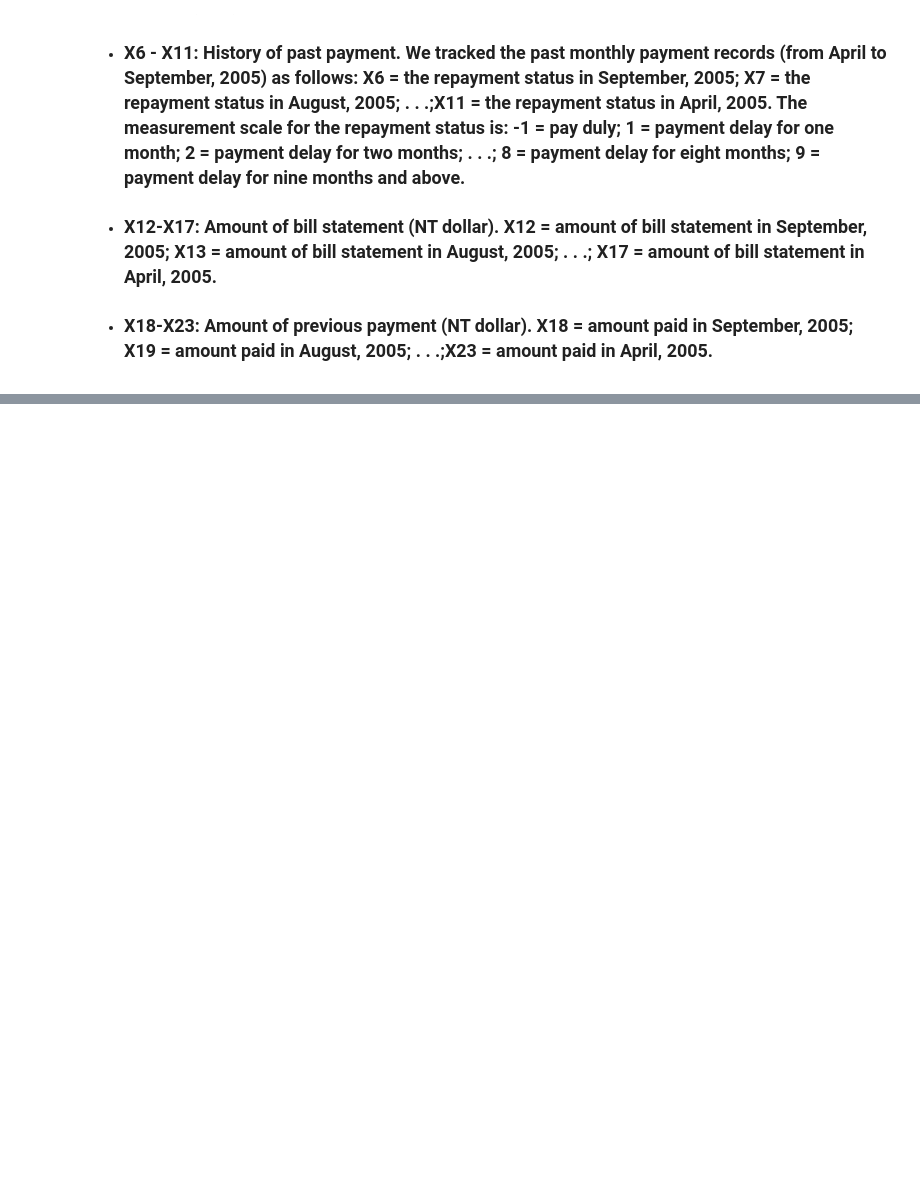
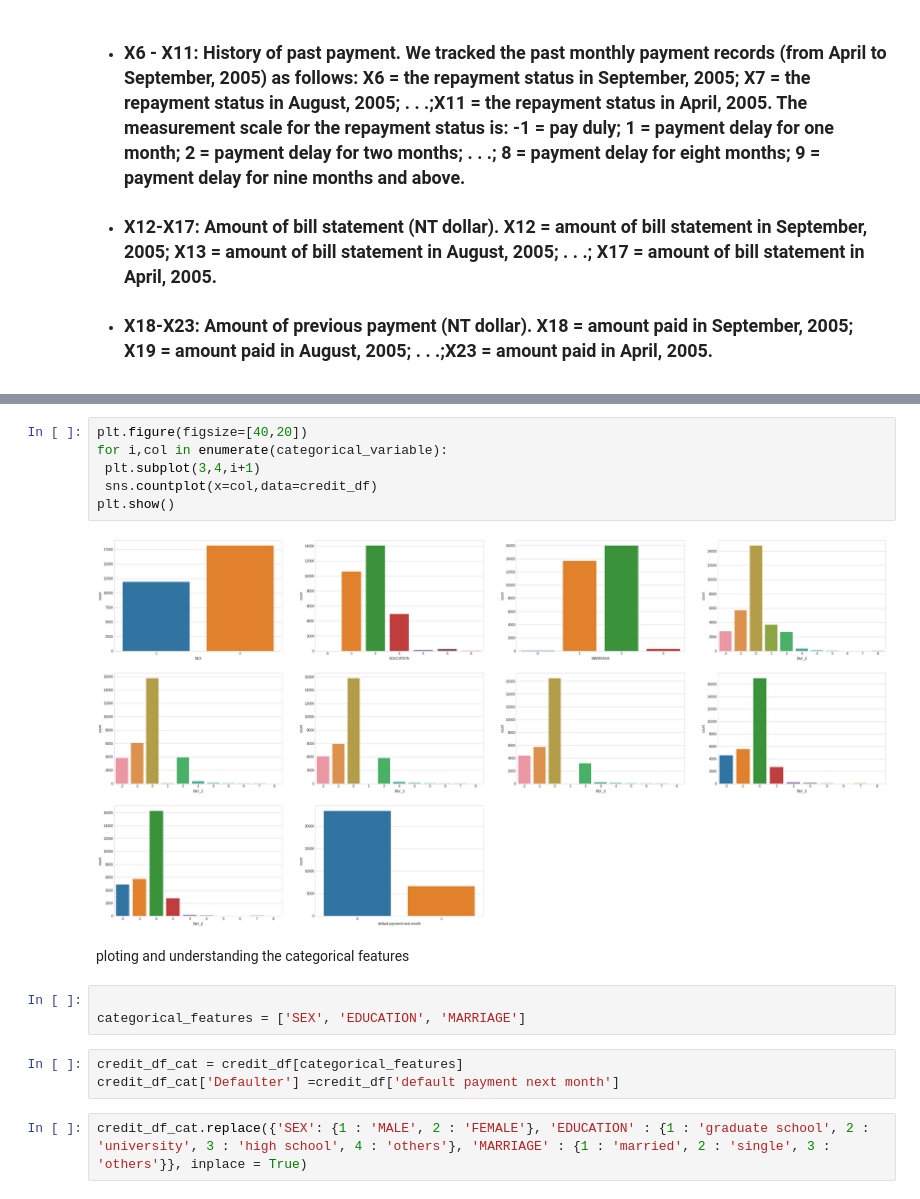
Before and after one commit to dsnnaveen/Credit-Card-Default-Deteciton, a Jupyter notebook: Credit_Card_Default_Prediction_Capstone_Project.ipynb, the cells around one changed output, grey strips where cells are left out. Drawn from its saved outputs; the diff is of its cells as text; blank space fills up the shorter version.

```diff
--- a/Credit_Card_Default_Prediction_Capstone_Project.ipynb
+++ b/Credit_Card_Default_Prediction_Capstone_Project.ipynb
@@ -22,0 +246,18 @@
+# %%
+plt.figure(figsize=[40,20])
+for i,col in enumerate(categorical_variable):
+ plt.subplot(3,4,i+1)
+ sns.countplot(x=col,data=credit_df)
+plt.show()
+# %% [output]
+[figure, added]
+# %% [markdown]
+ploting and understanding the categorical features
+# %%
+
+categorical_features = ['SEX', 'EDUCATION', 'MARRIAGE']
+# %%
+credit_df_cat = credit_df[categorical_features]
+credit_df_cat['Defaulter'] =credit_df['default payment next month']
+# %%
+credit_df_cat.replace({'SEX': {1 : 'MALE', 2 : 'FEMALE'}, 'EDUCATION' : {1 : 'graduate school', 2 : 'university', 3 : 'high school', 4 : 'others'}, 'MARRIAGE' : {1 : 'married', 2 : 'single', 3 : 'others'}}, inplace = True)
```
Also changed, not shown: parts of 31 cells of this notebook.
